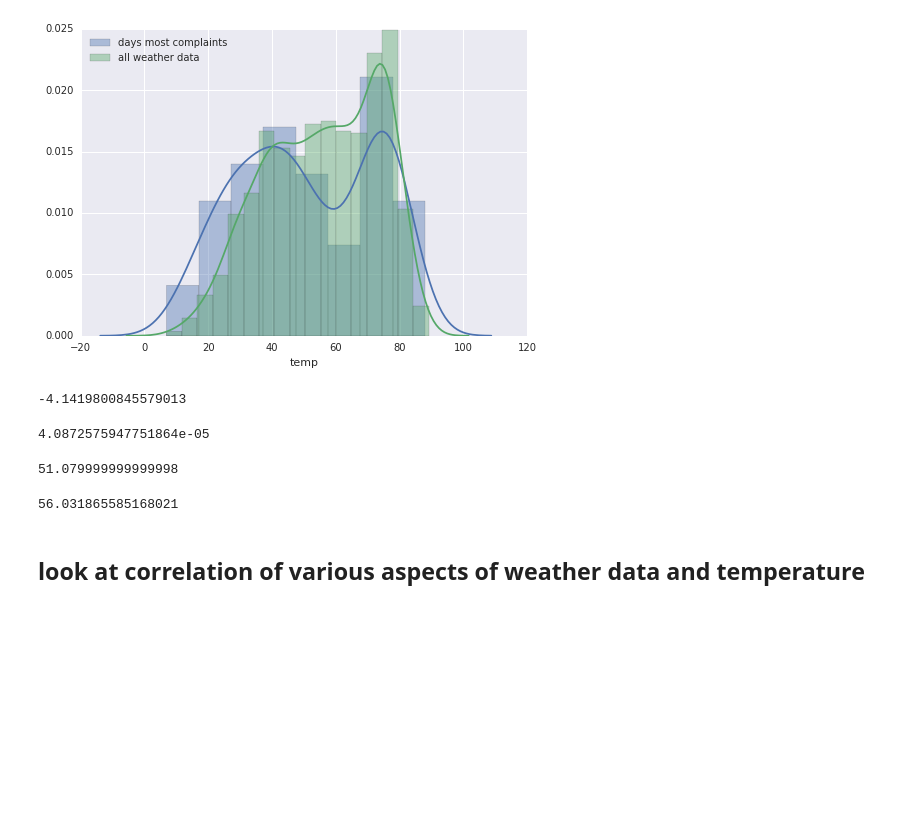
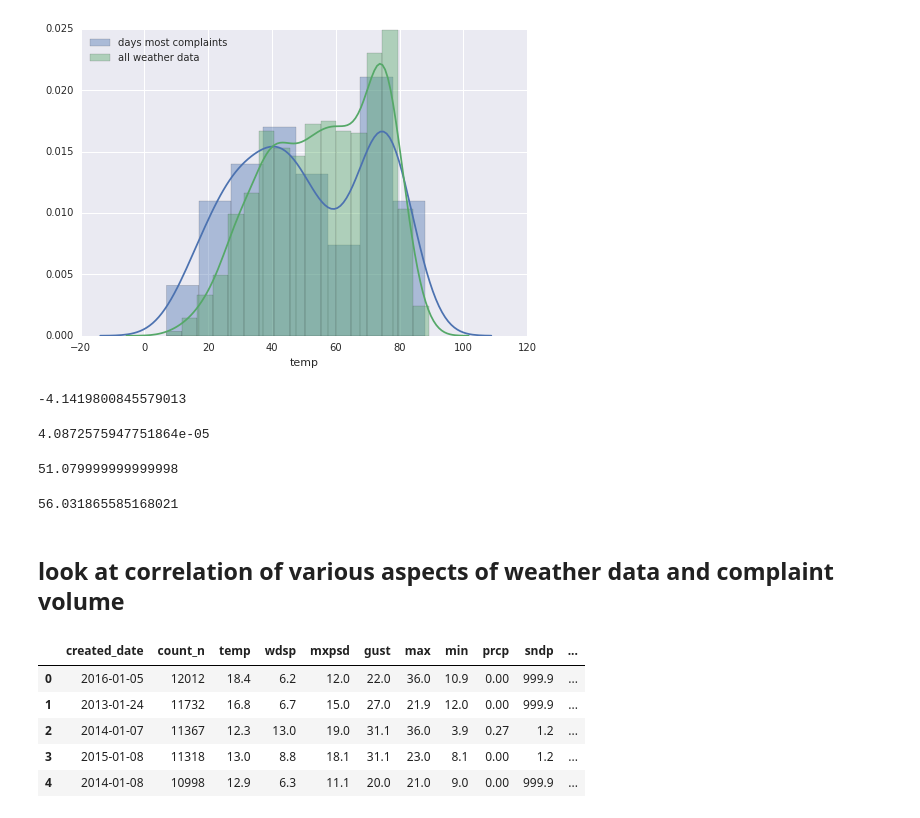
Before and after one commit to stephgline/open_data_challenge, a Jupyter notebook: weather_data_challenge.ipynb, the cells around one changed output. Cells and saved outputs as stored; diff of their text form; code cells hidden in the pictures; blank space fills up the shorter version.

```diff
--- a/weather_data_challenge.ipynb
+++ b/weather_data_challenge.ipynb
@@ -388,4 +389,15 @@ weather['temp'].mean()
 # %% [output]
 56.031865585168021
 # %% [markdown]
-## look at correlation of various aspects of weather data and temperature
+## look at correlation of various aspects of weather data and complaint volume
+# %%
+weather_counts = dfrecent.merge(weather, on = ['created_date'], how = 'inner')
+# %%
+weather_counts.head()
+# %% [output]
+|  | created_date | count_n | temp | wdsp | mxpsd | gust | max | min | prcp | sndp | ... |
+| 0 | 2016-01-05 | 12012 | 18.4 | 6.2 | 12.0 | 22.0 | 36.0 | 10.9 | 0.00 | 999.9 | ... |
+| 1 | 2013-01-24 | 11732 | 16.8 | 6.7 | 15.0 | 27.0 | 21.9 | 12.0 | 0.00 | 999.9 | ... |
+| 2 | 2014-01-07 | 11367 | 12.3 | 13.0 | 19.0 | 31.1 | 36.0 | 3.9 | 0.27 | 1.2 | ... |
+| 3 | 2015-01-08 | 11318 | 13.0 | 8.8 | 18.1 | 31.1 | 23.0 | 8.1 | 0.00 | 1.2 | ... |
+| 4 | 2014-01-08 | 10998 | 12.9 | 6.3 | 11.1 | 20.0 | 21.0 | 9.0 | 0.00 | 999.9 | ... |
```
Also changed, not shown: parts of 9 cells of this notebook.
